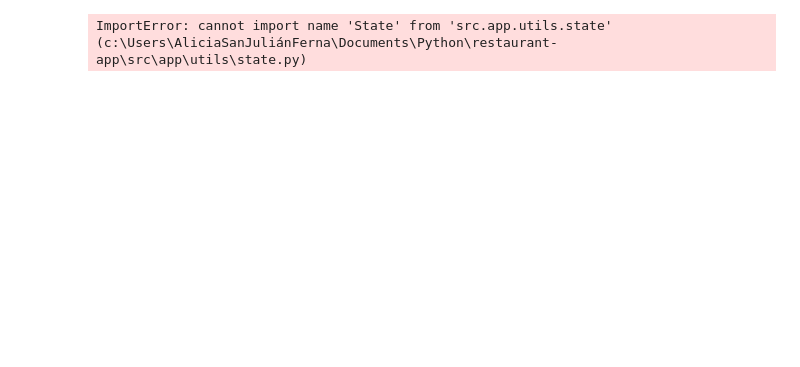
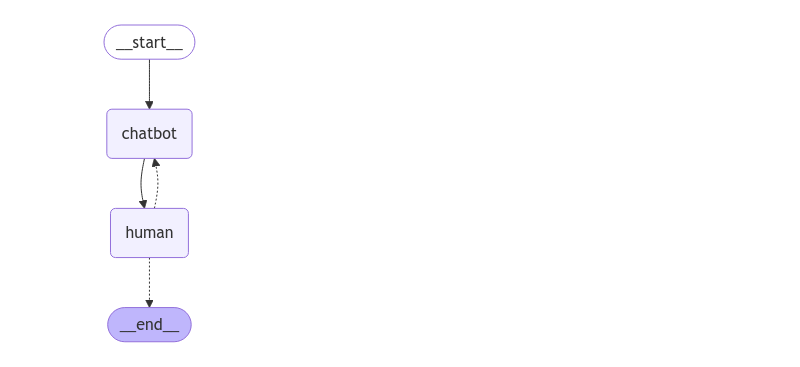
Before and after one commit to AliciaSJF/SmartRestaurantAI, a Jupyter notebook: notes.ipynb, the cells around one changed output. Saved outputs shown, nothing was run; the diff lists cells and outputs as text; code cells hidden in the pictures; blank space fills up the shorter version.

```diff
--- a/notes.ipynb
+++ b/notes.ipynb
@@ -19,12 +46,9 @@ class State(TypedDict):
 # %%
-from langchain_community.chat_models import ChatOpenAI
+from langchain_openai import ChatOpenAI
 from langchain.schema import HumanMessage
-from src.app.utils.state import State
-from src.app.utils.tools import get_menu_items, create_reservation
 from langgraph.graph import StateGraph, START, END
 from langchain.schema import HumanMessage, AIMessage
-from langchain_core import tool
-from src.app.utils.tools import get_menu
+from langchain_core import tools
 from src.app.utils.prompts import SYSTEM_PROMPT, WELCOME_MESSAGE
 from langgraph.prebuilt import ToolNode
 
@@ -33,23 +57,38 @@ from langgraph.prebuilt import ToolNode
 llm = ChatOpenAI(model="gpt-3.5-turbo", temperature=0.5)
 llm_with_tools = llm.bind_tools([get_menu])
 
-# Nodo humano: recibe mensajes del usuario
+
+
 def human_node(state: State) -> State:
     """
-    Nodo que recibe el input del usuario.
+    Nodo humano que espera input y decide si finalizar la conversación.
     """
-    return state  # Devuelve el estado tal como está
+    last_msg = state["messages"][-1]
+    print("Model:", last_msg.content)
 
-# Nodo principal del chatbot
+    user_input = input("User: ")
+
+    # Si el usuario dice "adiós", finaliza
+    if user_input in {"q", "quit", "exit", "goodbye"}:
+        state["finished"] = True
+
+    # Añade el input al estado
+    return state | {"messages": [HumanMessage(content=user_input)]}
+
 def chatbot_node(state: State) -> State:
     """
-    Nodo que procesa los mensajes y decide si llamar una herramienta.
+    Nodo principal del chatbot: invoca el LLM y detecta tool_calls.
     """
     messages = state["messages"]
-    response = llm_with_tools.invoke([{"role": "system", "content": SYSTEM_PROMPT}] + messages)
+
+    # Agregar el prompt del sistema
+    system_message = AIMessage(content=SYSTEM_PROMPT)
+
+    # Invocar el modelo con herramientas asociadas
+    response = llm_with_tools.invoke([system_message] + messages)
+
+    # Actualizar el historial de mensajes con la respuesta
     return {"messages": messages + [response]}
 
 # Nodo de herramientas: ejecuta herramientas solicitadas
 tool_node = ToolNode([get_menu])
-# %% [output]
-ImportError: cannot import name 'State' from 'src.app.utils.state' (c:\Users\AliciaSanJuliánFerna\Documents\Python\restaurant-app\src\app\utils\state.py)
@@ -102,0 +95,41 @@ def create_reservation(name: str, guests: int) -> str:
+# %%
+from langgraph.graph import StateGraph, START, END
+def maybe_route_to_tools(state: State) -> str:
+    """
+    Decide si ir al tool_node o finalizar el flujo.
+    """
+    last_message = state["messages"][-1]
+
+    # Si hay tool_calls, dirigir al nodo tools
+    if hasattr(last_message, "tool_calls") and len(last_message.tool_calls) > 0:
+        return "tools"
+    return "__end__"  # Evita rutas no deseadas hacia "human"
+
+def maybe_exit_human_node(state: State) -> str:
+    """Route to the chatbot, unless it looks like the user is exiting."""
+    if state.get("finished", False):
+        return END
+    else:
+        return "chatbot"
+
+builder = StateGraph(State)
+
+builder.add_node("chatbot", chatbot_node)
+builder.add_node("human", human_node)
+#builder.add_node("tools", tool_node)
+
+#builder.add_conditional_edges("chatbot", maybe_route_to_tools)
+builder.add_edge(START, "chatbot")    # flujo inicial
+
+#builder.add_edge("tools", "chatbot")  # tools regresa solo a chatbot
+builder.add_edge("chatbot", "human")  # human regresa a chatbot
+builder.add_conditional_edges("human", maybe_exit_human_node)
+
+
+grafo = builder.compile()
+# %%
+from IPython.display import Image, display
+
+Image(grafo.get_graph().draw_mermaid_png())
+# %% [output]
+[figure, added]
```
Also changed, not shown: parts of 10 cells of this notebook, 9 other files.
